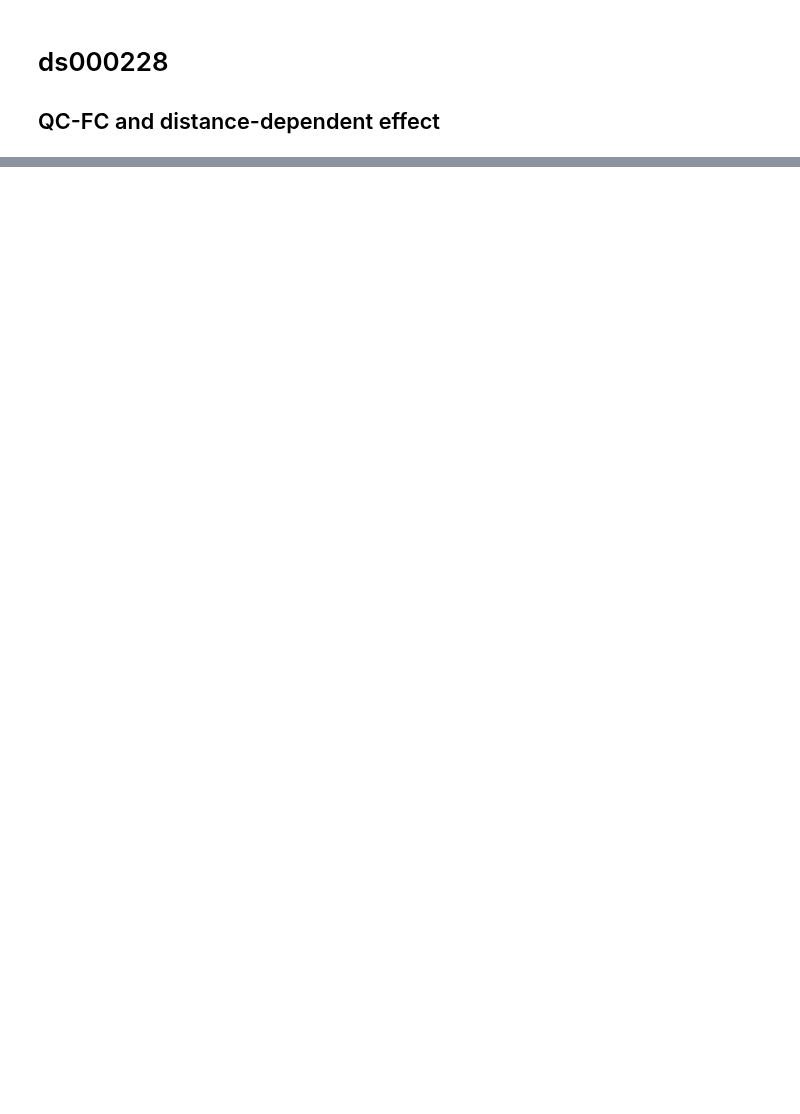
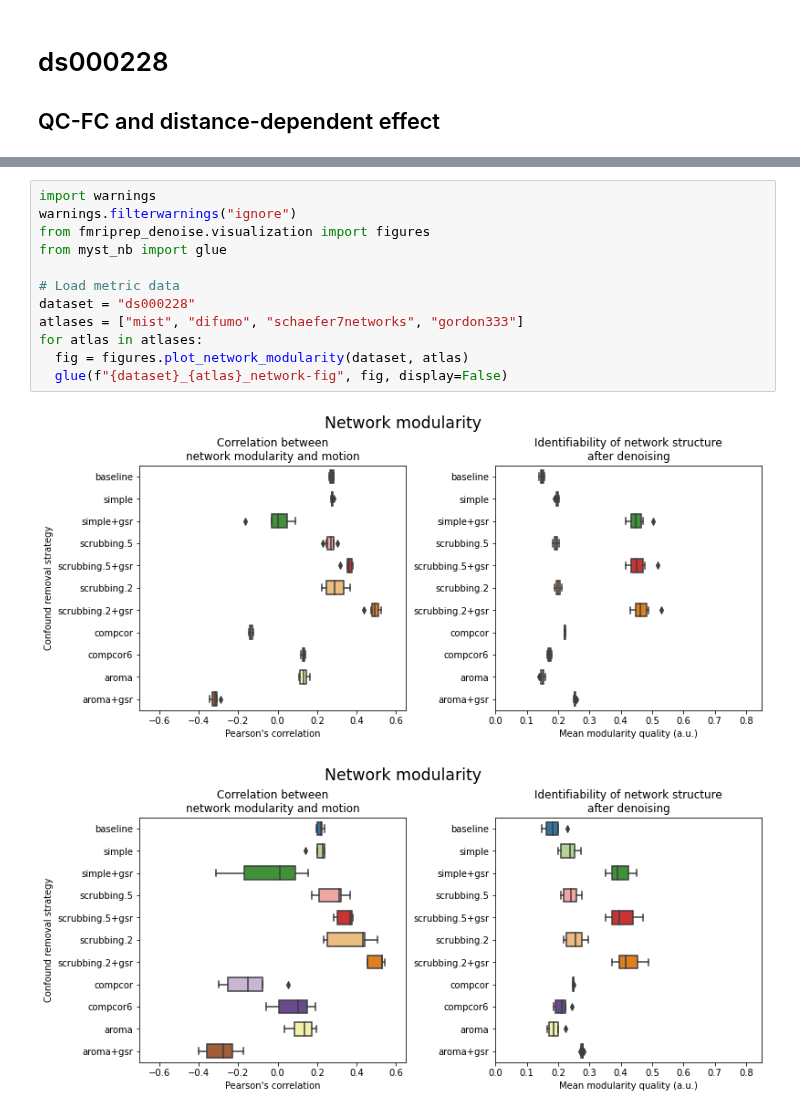
Before and after one commit to SIMEXP/fmriprep-denoise-benchmark, a Jupyter notebook: _sources/ds000228.ipynb, the cells around one changed output, grey strips where cells are left out. Cells and saved outputs as stored; diff of their text form; blank space fills up the shorter version.

```diff
--- a/_sources/ds000228.ipynb
+++ b/_sources/ds000228.ipynb
@@ -101,0 +146,15 @@ The correlation between modularity quality and motion for each denoising approac
+# %%
+import warnings
+warnings.filterwarnings("ignore")
+from fmriprep_denoise.visualization import figures
+from myst_nb import glue
+
+# Load metric data
+dataset = "ds000228"
+atlases = ["mist", "difumo", "schaefer7networks", "gordon333"]
+for atlas in atlases:
+  fig = figures.plot_network_modularity(dataset, atlas)
+  glue(f"{dataset}_{atlas}_network-fig", fig, display=False)
+# %% [output]
+[figure, added]
+[figure, added]
```
Also changed, not shown: parts of 6 cells of this notebook, 32 other files.
